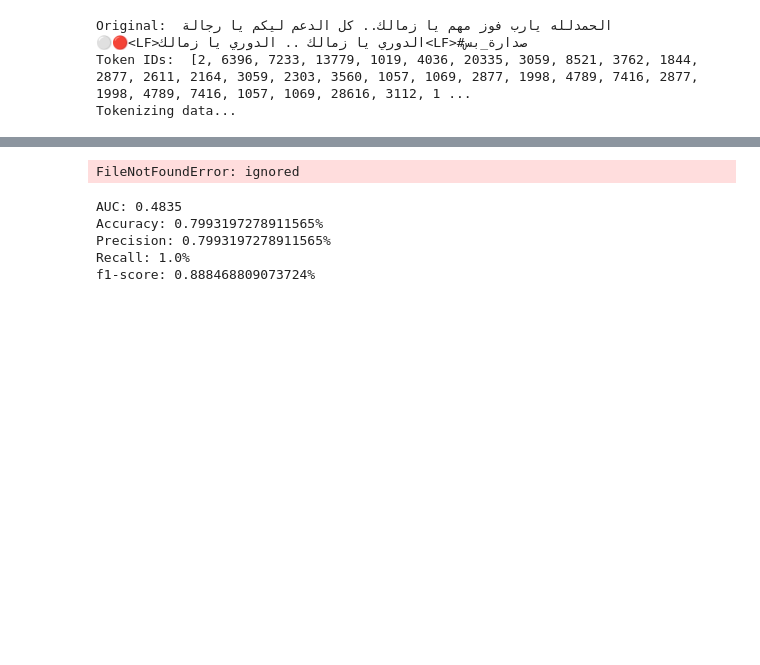
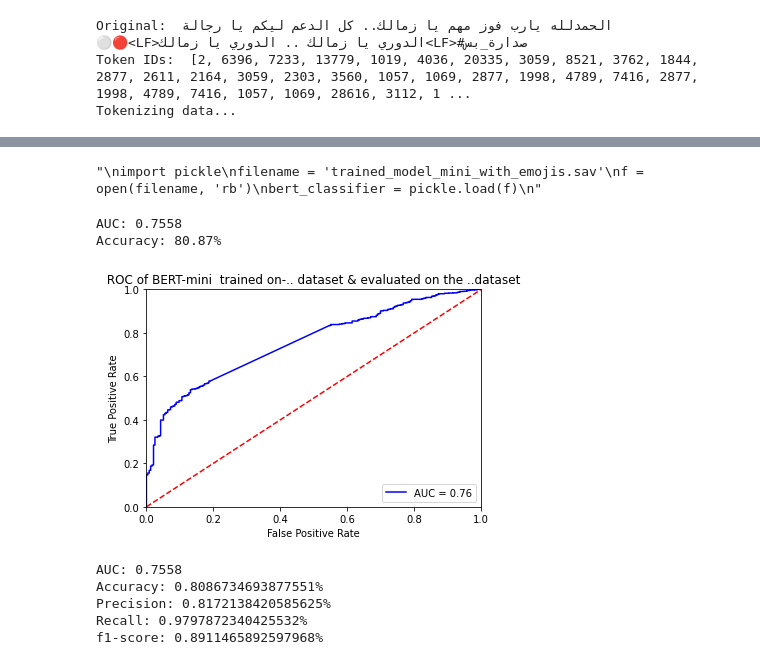
Before and after one commit to rfahrn/Shared_Task, a Jupyter notebook: Shared_Task.ipynb, the cells around one changed output, grey strips where cells are left out. Drawn from its saved outputs; the diff is of its cells as text; code cells hidden in the pictures; blank space fills up the shorter version.

```diff
--- a/Shared_Task.ipynb
+++ b/Shared_Task.ipynb
@@ -515,22 +515,23 @@ Start training...
 Training complete!
 # %%
 
-"""
+
 # Saving the model for future runs
 
 import pickle
 filename = 'trained_model_mini_with_emojis.sav'
 pickle.dump(bert_classifier, open(filename, 'wb'))
 
+
+# # Loading the model (to avoid retraining in reruns)
 """
-# # Loading the model (to avoid retraining in reruns)
-
 import pickle
 filename = 'trained_model_mini_with_emojis.sav'
 f = open(filename, 'rb')
 bert_classifier = pickle.load(f)
+"""
 # %% [output]
-FileNotFoundError: ignored
+"\nimport pickle\nfilename = 'trained_model_mini_with_emojis.sav'\nf = open(filename, 'rb')\nbert_classifier = pickle.load(f)\n"
 # %%
 import torch.nn.functional as F
 
@@ -597,6 +598,16 @@ def evaluate_roc(probs, y_true):
     plt.ylabel('True Positive Rate')
     plt.xlabel('False Positive Rate')
     plt.show()
+# %%
+# Compute predicted probabilities on the validation set
+probs = bert_predict(bert_classifier, val_dataloader)
+
+# Evaluate the Bert classifier
+evaluate_roc(probs, y_val)
+# %% [output]
+AUC: 0.7558
+Accuracy: 80.87%
+[figure, added]
 # %%
 def evaluate(probs, y_true):
 
@@ -621,8 +632,8 @@ probs = bert_predict(bert_classifier, val_dataloader)
 # Evaluate the Bert classifier
 evaluate(probs, y_val)
 # %% [output]
-AUC: 0.4835
-Accuracy: 0.7993197278911565%
-Precision: 0.7993197278911565%
-Recall: 1.0%
-f1-score: 0.888468809073724%
+AUC: 0.7558
+Accuracy: 0.8086734693877551%
+Precision: 0.8172138420585625%
+Recall: 0.9797872340425532%
+f1-score: 0.8911465892597968%
```
Also changed, not shown: parts of 2 cells of this notebook.
